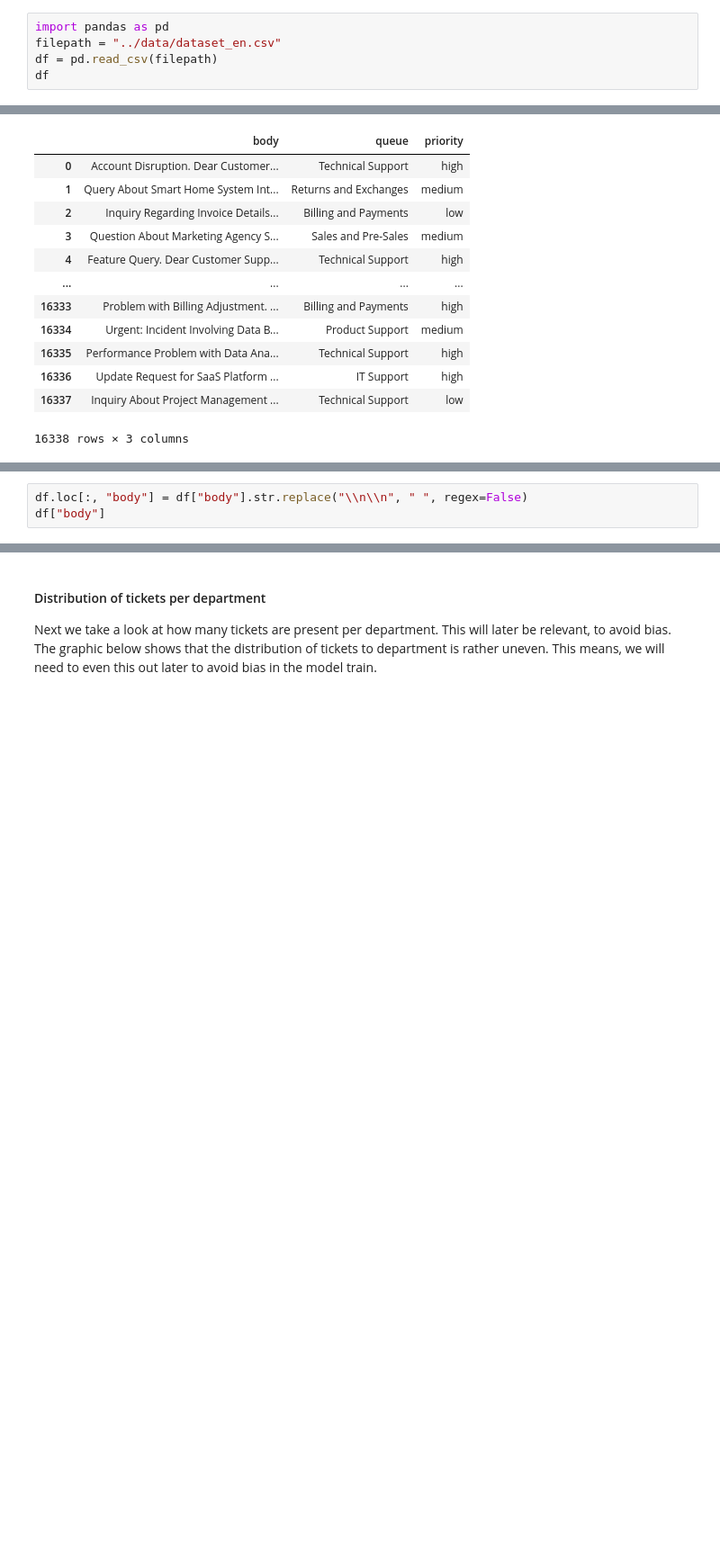
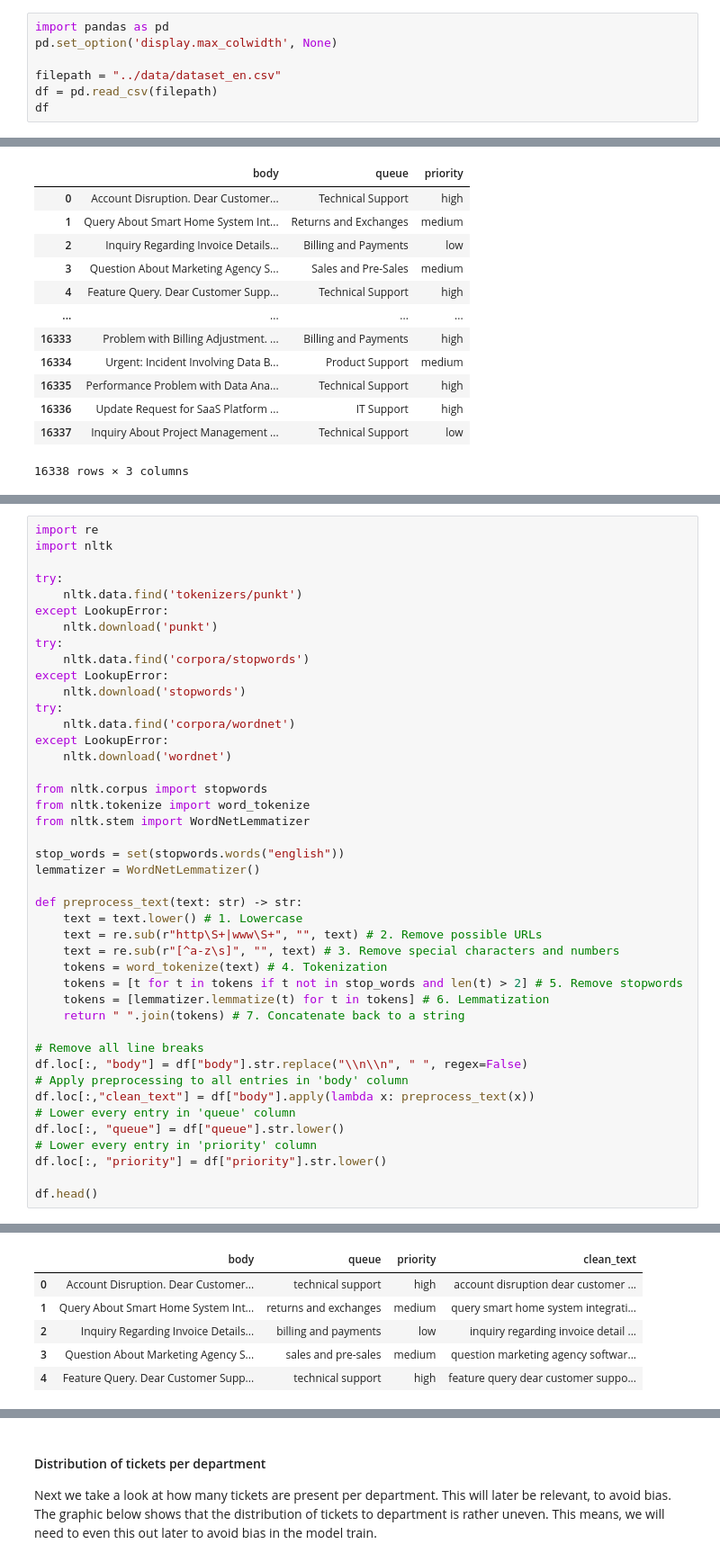
Before and after one commit to wallukat-simon/Support_Ticket_AI, a Jupyter notebook: notebooks/exploration.ipynb, the cells around one changed output, grey strips where cells are left out. Shown at 90% size. Cells and saved outputs as stored; diff of their text form; blank space fills up the shorter version.

```diff
--- a/notebooks/exploration.ipynb
+++ b/notebooks/exploration.ipynb
@@ -13,6 +13,8 @@ First, we need to define what we actually want to do and what data we will need
 We first take a look a the data, to determine what is of use for our goal.
 # %%
 import pandas as pd
+pd.set_option('display.max_colwidth', None)
+
 filepath = "../data/dataset_en.csv"
 df = pd.read_csv(filepath)
 df
@@ -60,4 +88,44 @@ Some of the 'body' contents have "\n\n" in the text, indicating a paragraph. We
 # %%
+import re
+import nltk
+
+try:
+    nltk.data.find('tokenizers/punkt')
+except LookupError:
+    nltk.download('punkt')
+try:
+    nltk.data.find('corpora/stopwords')
+except LookupError:
+    nltk.download('stopwords')
+try:
+    nltk.data.find('corpora/wordnet')
+except LookupError:
+    nltk.download('wordnet')
+
+from nltk.corpus import stopwords
+from nltk.tokenize import word_tokenize
+from nltk.stem import WordNetLemmatizer
+
+stop_words = set(stopwords.words("english"))
+lemmatizer = WordNetLemmatizer()
+
+def preprocess_text(text: str) -> str:
+    text = text.lower() # 1. Lowercase
+    text = re.sub(r"http\S+|www\S+", "", text) # 2. Remove possible URLs
+    text = re.sub(r"[^a-z\s]", "", text) # 3. Remove special characters and numbers
+    tokens = word_tokenize(text) # 4. Tokenization
+    tokens = [t for t in tokens if t not in stop_words and len(t) > 2] # 5. Remove stopwords
+    tokens = [lemmatizer.lemmatize(t) for t in tokens] # 6. Lemmatization
+    return " ".join(tokens) # 7. Concatenate back to a string
+
+# Remove all line breaks
 df.loc[:, "body"] = df["body"].str.replace("\\n\\n", " ", regex=False)
-df["body"]
+# Apply preprocessing to all entries in 'body' column
+df.loc[:,"clean_text"] = df["body"].apply(lambda x: preprocess_text(x))
+# Lower every entry in 'queue' column
+df.loc[:, "queue"] = df["queue"].str.lower()
+# Lower every entry in 'priority' column
+df.loc[:, "priority"] = df["priority"].str.lower()
+
+df.head()
 # %% [output]
@@ -76,2 +140,8 @@ Name: body, Length: 16338, dtype: object
+|  | body | queue | priority | clean_text |
+| 0 | Account Disruption. Dear Customer... | technical support | high | account disruption dear customer ... |
+| 1 | Query About Smart Home System Int... | returns and exchanges | medium | query smart home system integrati... |
+| 2 | Inquiry Regarding Invoice Details... | billing and payments | low | inquiry regarding invoice detail ... |
+| 3 | Question About Marketing Agency S... | sales and pre-sales | medium | question marketing agency softwar... |
+| 4 | Feature Query. Dear Customer Supp... | technical support | high | feature query dear customer suppo... |
 # %% [markdown]
 ### Taking a look at the data distribution
```
Also changed, not shown: parts of 15 cells of this notebook, 2 other files.
